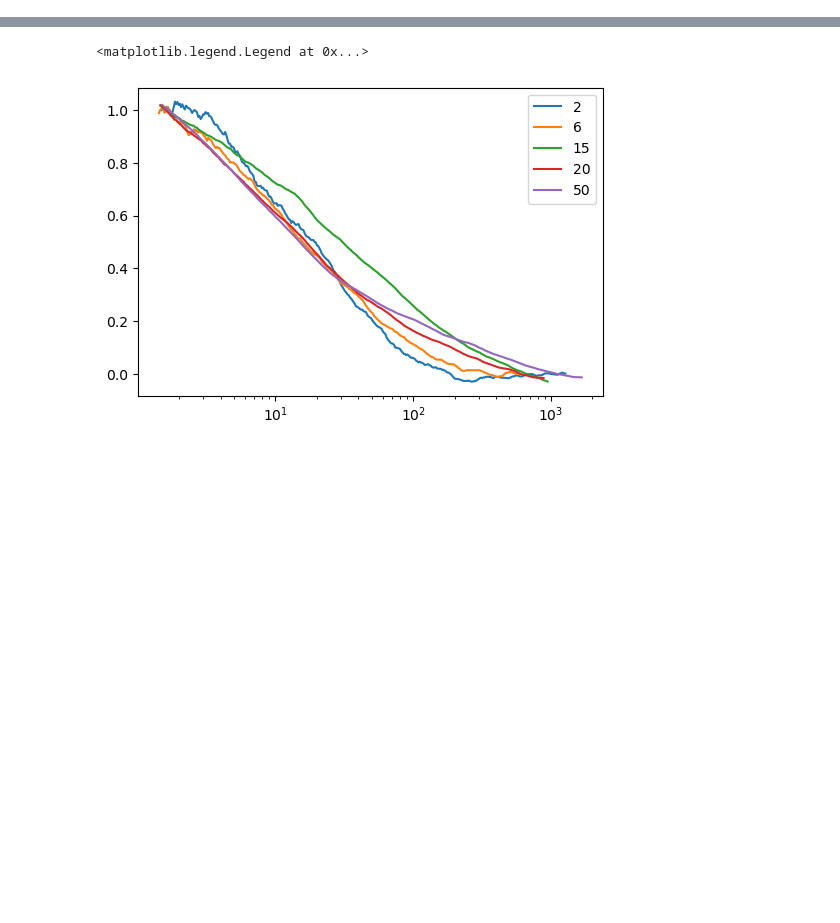
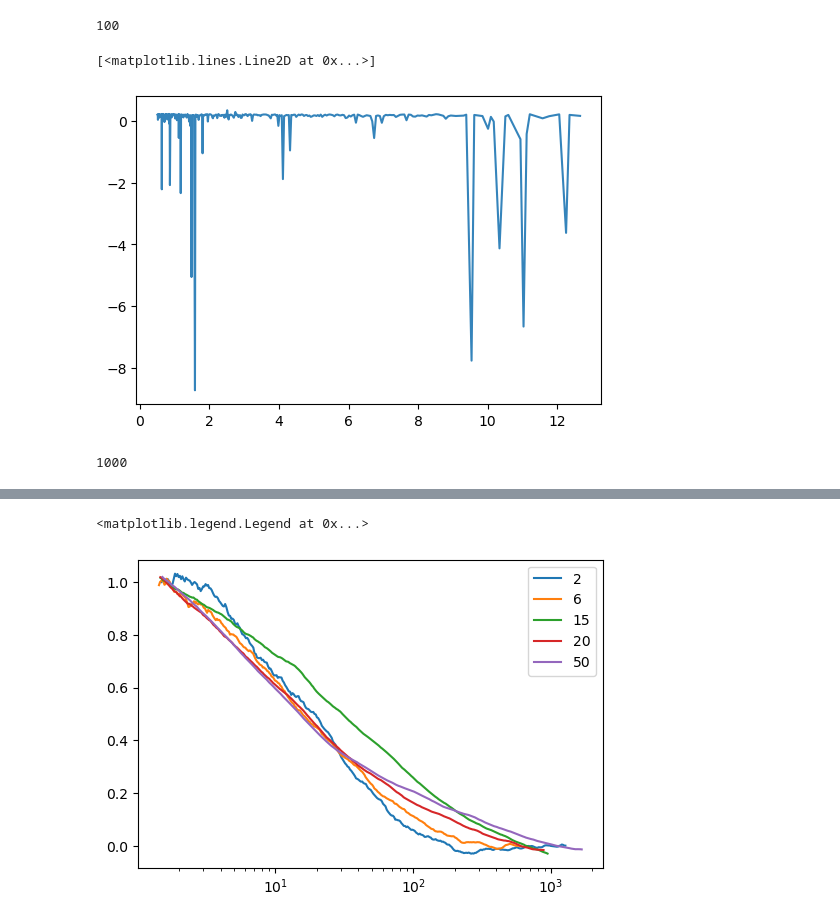
Before and after one commit to HugoLeRoy94/Parallel_gillespie, a Jupyter notebook: Analyze/equilibration_time/equilibration_time_vs_Nlinker_dirty.ipynb, the cells around one changed output, grey strips where cells are left out. Drawn from its saved outputs; the diff is of its cells as text; code cells hidden in the pictures; blank space fills up the shorter version.

Commit message:
single_particle_time_evolution made cleaner

```diff
--- a/Analyze/equilibration_time_vs_Nlinker.ipynb
+++ b/Analyze/equilibration_time/equilibration_time_vs_Nlinker_dirty.ipynb
@@ -80,6 +80,22 @@ print(check_points)
 # %%
 Parallel_Run.parallel_evolution(args,step_tot,initial_check_steps,coarse_grained_step,media+'N2.hdf',
                                 cluster_arg,MSD_arg,ISF_arg,NRG_arg,PCF_arg,PCF_L_arg,log_base)
+# %%
+from Reader import *
+file = CustomHDF5Reader(media+'N2.hdf')
+file.open()
+print(len(file.list_groups()))
+file.close()
+# %% [output]
+100
+# %%
+NRG_2 = Data_Treatement(media+'N2.hdf',data_type='NRG')
+NRG_2.average(num_bins=step_tot//50,log_scale=True)
+plt.figure(figsize=(6,4))
+plt.plot(NRG_2.binned_time/2,NRG_2.average_data - np.mean(NRG_2.average_data),label='N =2',alpha=0.9)
+# %% [output]
+[<matplotlib.lines.Line2D at 0x...>]
+[figure, added]
 # %%
 Nlinker = 3
 #step_tot = 2*step_tot
@@ -136,3 +152,11 @@ step_tot = 5*10**5
 args = [[ell_tot,Energy,kdiff,seeds[_],Nlinker,3] for _ in range(Nprocess)]
 Parallel_Run.parallel_evolution(args,step_tot,initial_check_steps,coarse_grained_step,media+'N50.hdf',
                                 cluster_arg,MSD_arg,ISF_arg,NRG_arg,PCF_arg,PCF_L_arg,log_base)
+# %%
+from Reader import *
+file = CustomHDF5Reader(media+'N5.hdf')
+file.open()
+print(len(file.list_groups()))
+file.close()
+# %% [output]
+1000
```
Also changed, not shown: parts of 7 cells of this notebook, 6 other files.
